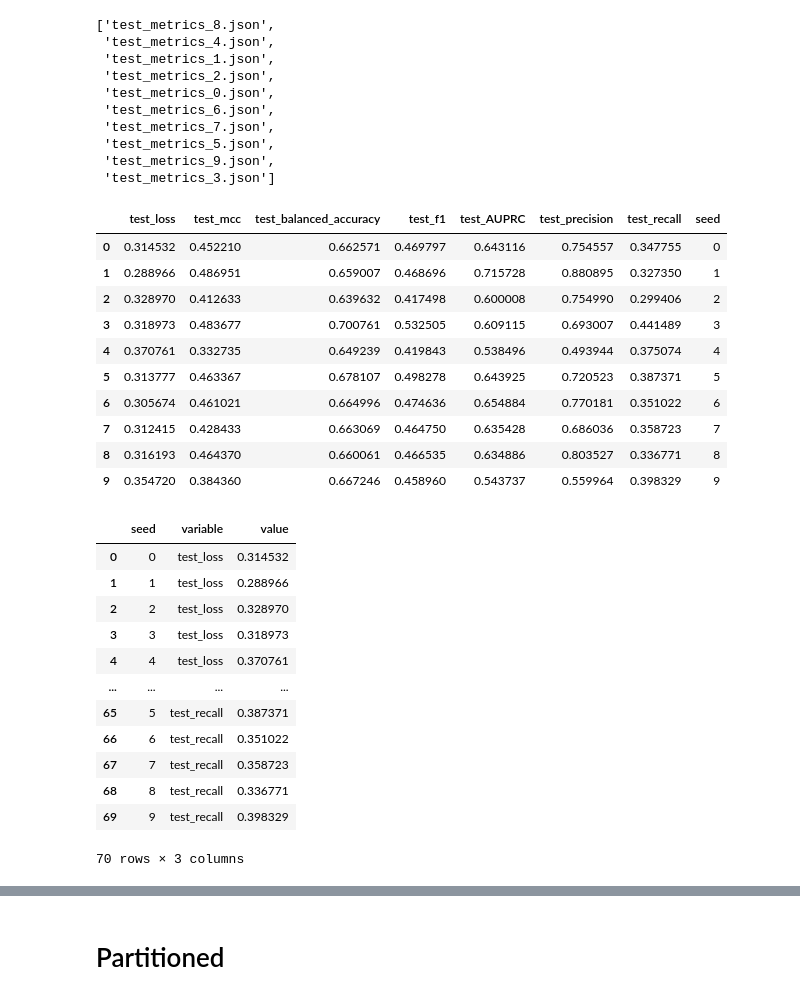
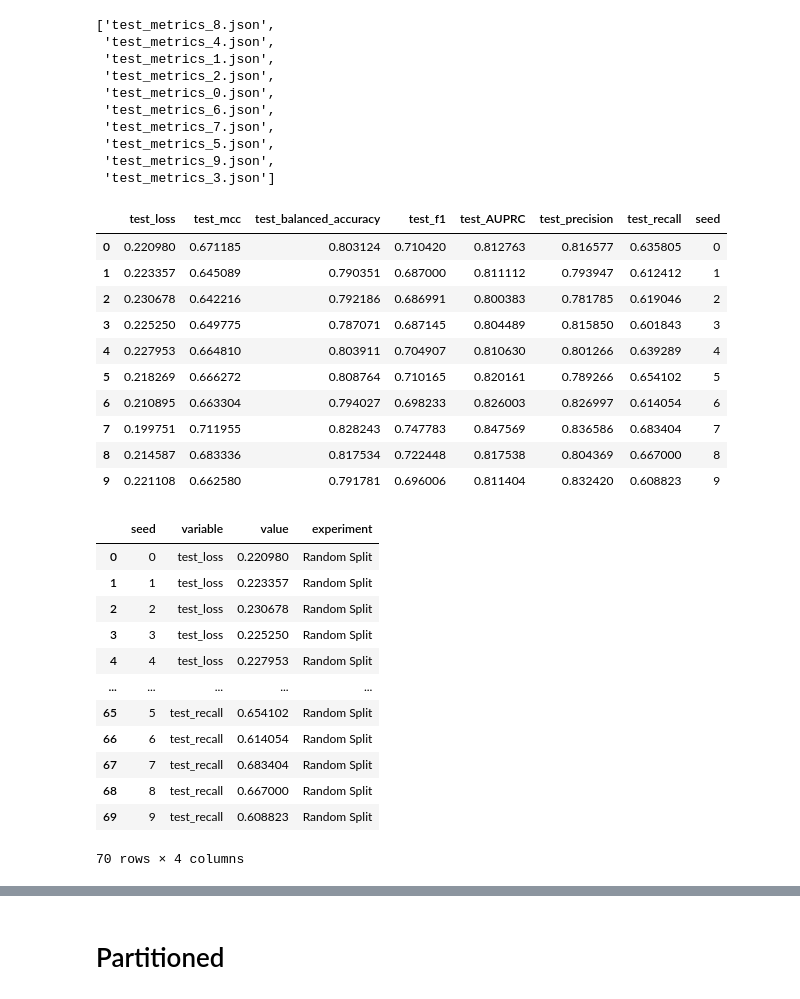
Before and after one commit to BorgwardtLab/MultimodalAMR, a Jupyter notebook: gv_experiments/Plot metrics.ipynb, the cells around one changed output, grey strips where cells are left out. Saved outputs shown, nothing was run; the diff lists cells and outputs as text; code cells hidden in the pictures.

```diff
--- a/gv_experiments/Plot metrics.ipynb
+++ b/gv_experiments/Plot metrics.ipynb
@@ -8,7 +10,7 @@ import os
 # %% [markdown]
 # Random split
 # %%
-folder = "outputs/random_split_fprint/sqCos_noBN_metrics"
+folder = "outputs/DRIAMS_B/MLP_random_split_fprint/lowLR_long_BN/metrics"
 os.listdir(folder)
 # %% [output]
 ['test_metrics_8.json',
@@ -24,40 +26,44 @@ os.listdir(folder)
 # %%
 metrics = []
 for seed in range(10):
-    with open(os.path.join(folder, "test_metrics_{}.json".format(seed)), "r") as f:
-        m = json.load(f)
-        metrics_names = list(m.keys())
-        m["seed"] = seed
-        metrics.append(m)
-metrics_df = pd.DataFrame(metrics)
-metrics_df
+    try:
+        with open(os.path.join(folder, "test_metrics_{}.json".format(seed)), "r") as f:
+            m = json.load(f)
+    except:
+        continue
+    metrics_names = list(m.keys())
+    m["seed"] = seed
+    metrics.append(m)
+metrics_randsplit_df = pd.DataFrame(metrics)
+metrics_randsplit_df
 # %% [output]
 |  | test_loss | test_mcc | test_balanced_accuracy | test_f1 | test_AUPRC | test_precision | test_recall | seed |
-| 0 | 0.314532 | 0.452210 | 0.662571 | 0.469797 | 0.643116 | 0.754557 | 0.347755 | 0 |
-| 1 | 0.288966 | 0.486951 | 0.659007 | 0.468696 | 0.715728 | 0.880895 | 0.327350 | 1 |
-| 2 | 0.328970 | 0.412633 | 0.639632 | 0.417498 | 0.600008 | 0.754990 | 0.299406 | 2 |
-| 3 | 0.318973 | 0.483677 | 0.700761 | 0.532505 | 0.609115 | 0.693007 | 0.441489 | 3 |
-| 4 | 0.370761 | 0.332735 | 0.649239 | 0.419843 | 0.538496 | 0.493944 | 0.375074 | 4 |
-| 5 | 0.313777 | 0.463367 | 0.678107 | 0.498278 | 0.643925 | 0.720523 | 0.387371 | 5 |
-| 6 | 0.305674 | 0.461021 | 0.664996 | 0.474636 | 0.654884 | 0.770181 | 0.351022 | 6 |
-| 7 | 0.312415 | 0.428433 | 0.663069 | 0.464750 | 0.635428 | 0.686036 | 0.358723 | 7 |
-| 8 | 0.316193 | 0.464370 | 0.660061 | 0.466535 | 0.634886 | 0.803527 | 0.336771 | 8 |
-| 9 | 0.354720 | 0.384360 | 0.667246 | 0.458960 | 0.543737 | 0.559964 | 0.398329 | 9 |
+| 0 | 0.220980 | 0.671185 | 0.803124 | 0.710420 | 0.812763 | 0.816577 | 0.635805 | 0 |
+| 1 | 0.223357 | 0.645089 | 0.790351 | 0.687000 | 0.811112 | 0.793947 | 0.612412 | 1 |
+| 2 | 0.230678 | 0.642216 | 0.792186 | 0.686991 | 0.800383 | 0.781785 | 0.619046 | 2 |
+| 3 | 0.225250 | 0.649775 | 0.787071 | 0.687145 | 0.804489 | 0.815850 | 0.601843 | 3 |
+| 4 | 0.227953 | 0.664810 | 0.803911 | 0.704907 | 0.810630 | 0.801266 | 0.639289 | 4 |
+| 5 | 0.218269 | 0.666272 | 0.808764 | 0.710165 | 0.820161 | 0.789266 | 0.654102 | 5 |
+| 6 | 0.210895 | 0.663304 | 0.794027 | 0.698233 | 0.826003 | 0.826997 | 0.614054 | 6 |
+| 7 | 0.199751 | 0.711955 | 0.828243 | 0.747783 | 0.847569 | 0.836586 | 0.683404 | 7 |
+| 8 | 0.214587 | 0.683336 | 0.817534 | 0.722448 | 0.817538 | 0.804369 | 0.667000 | 8 |
+| 9 | 0.221108 | 0.662580 | 0.791781 | 0.696006 | 0.811404 | 0.832420 | 0.608823 | 9 |
 # %%
-metrics_long_table = pd.melt(metrics_df, id_vars="seed", value_vars=metrics_names)
-metrics_long_table
+metrics_long_table_randsplit = pd.melt(metrics_randsplit_df, id_vars="seed", value_vars=metrics_names)
+metrics_long_table_randsplit["experiment"] = "Random Split"
+metrics_long_table_randsplit
 # %% [output]
-|  | seed | variable | value |
-| 0 | 0 | test_loss | 0.314532 |
-| 1 | 1 | test_loss | 0.288966 |
-| 2 | 2 | test_loss | 0.328970 |
-| 3 | 3 | test_loss | 0.318973 |
-| 4 | 4 | test_loss | 0.370761 |
-| ... | ... | ... | ... |
-| 65 | 5 | test_recall | 0.387371 |
-| 66 | 6 | test_recall | 0.351022 |
-| 67 | 7 | test_recall | 0.358723 |
-| 68 | 8 | test_recall | 0.336771 |
-| 69 | 9 | test_recall | 0.398329 |
+|  | seed | variable | value | experiment |
+| 0 | 0 | test_loss | 0.220980 | Random Split |
+| 1 | 1 | test_loss | 0.223357 | Random Split |
+| 2 | 2 | test_loss | 0.230678 | Random Split |
+| 3 | 3 | test_loss | 0.225250 | Random Split |
+| 4 | 4 | test_loss | 0.227953 | Random Split |
+| ... | ... | ... | ... | ... |
+| 65 | 5 | test_recall | 0.654102 | Random Split |
+| 66 | 6 | test_recall | 0.614054 | Random Split |
+| 67 | 7 | test_recall | 0.683404 | Random Split |
+| 68 | 8 | test_recall | 0.667000 | Random Split |
+| 69 | 9 | test_recall | 0.608823 | Random Split |
-70 rows × 3 columns
+70 rows × 4 columns
 # %%
```
Also changed, not shown: parts of 14 cells of this notebook, 13 other files.
